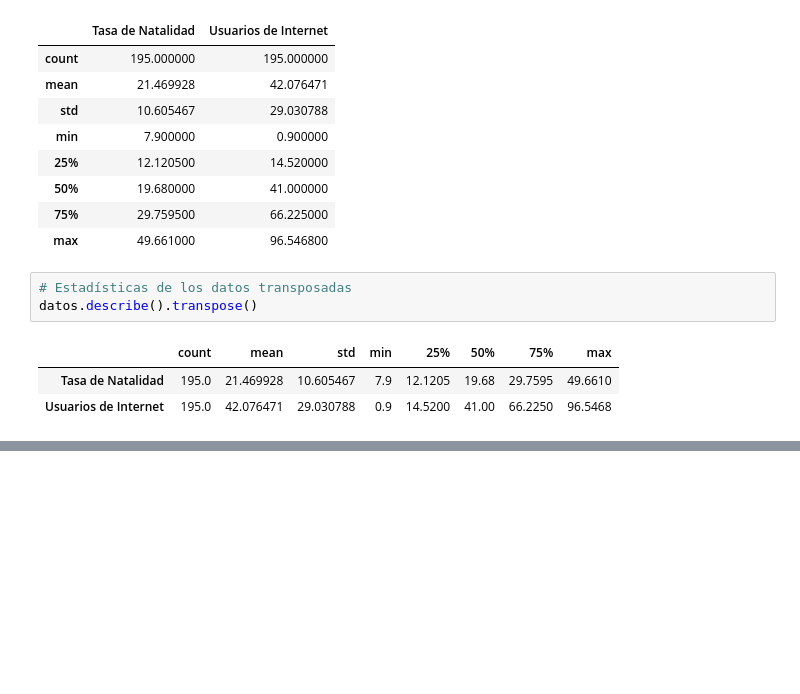
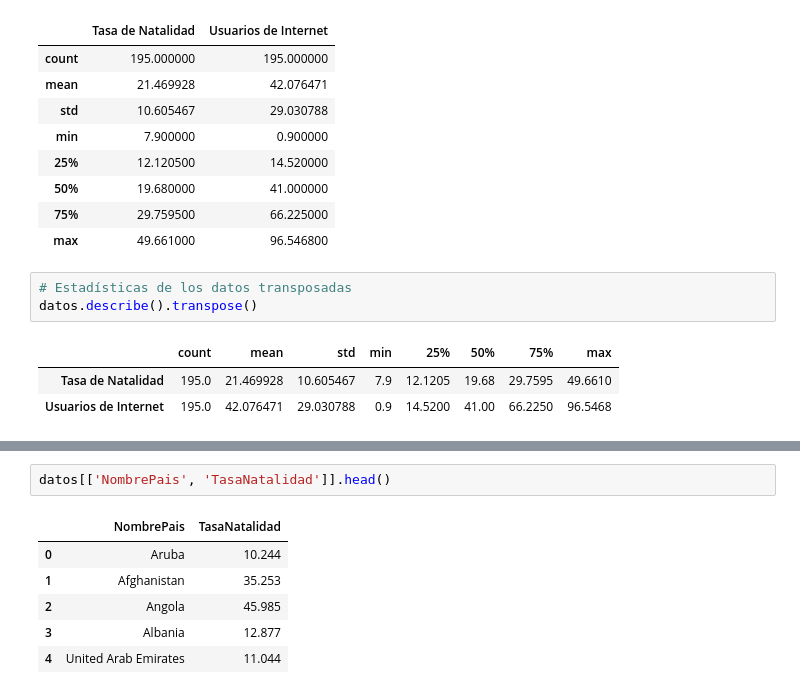
Before and after one commit to PabloSanchez87/IBM-Inteligencia-Artificial, a Jupyter notebook: 2- Python para Data Science/6-Importar_DataSet_pandas.ipynb, the cells around one changed output, grey strips where cells are left out. Drawn from its saved outputs; the diff is of its cells as text; blank space fills up the shorter version.

```diff
--- a/2- Python para Data Science/6-Importar_DataSet_pandas.ipynb
+++ b/2- Python para Data Science/6-Importar_DataSet_pandas.ipynb
@@ -94,0 +174,9 @@ datos.describe().transpose()
+# %%
+datos[['NombrePais', 'TasaNatalidad']].head()
+# %% [output]
+|  | NombrePais | TasaNatalidad |
+| 0 | Aruba | 10.244 |
+| 1 | Afghanistan | 35.253 |
+| 2 | Angola | 45.985 |
+| 3 | Albania | 12.877 |
+| 4 | United Arab Emirates | 11.044 |
```
Also changed, not shown: parts of 16 cells of this notebook.
